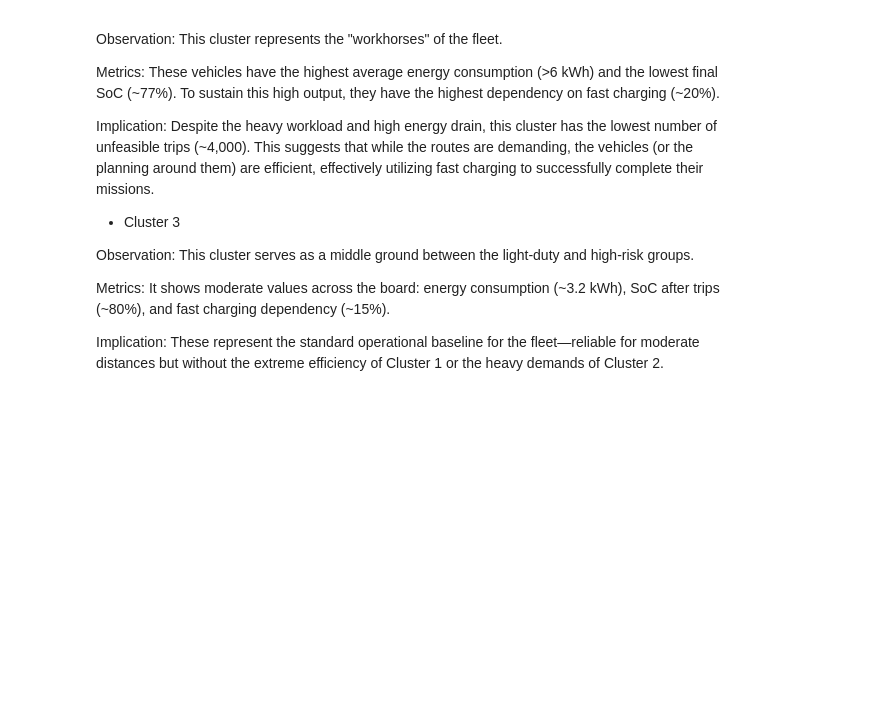
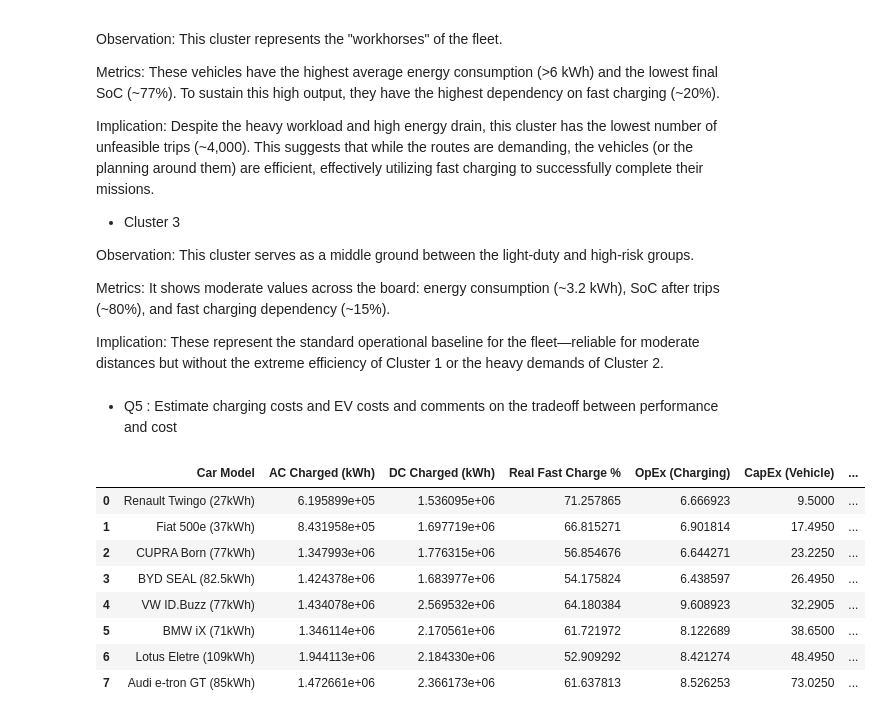
Before and after one commit to thatsnegar/Lab3, a Jupyter notebook: lab3.ipynb, the cells around one changed output. Cells and saved outputs as stored; diff of their text form; code cells hidden in the pictures; blank space fills up the shorter version.

```diff
--- a/lab3.ipynb
+++ b/lab3.ipynb
@@ -1497,3 +1497,5 @@ Observation: This cluster serves as a middle ground between the light-duty and h
 Metrics: It shows moderate values across the board: energy consumption (~3.2 kWh), SoC after trips (~80%), and fast charging dependency (~15%).
 
 Implication: These represent the standard operational baseline for the fleet—reliable for moderate distances but without the extreme efficiency of Cluster 1 or the heavy demands of Cluster 2.
+# %% [markdown]
+- Q5 : Estimate charging costs and EV costs and comments on the tradeoff between performance and cost
@@ -1499,0 +1565,12 @@ Implication: These represent the standard operational baseline for the fleet—r
+# %%
+df_tco
+# %% [output]
+|  | Car Model | AC Charged (kWh) | DC Charged (kWh) | Real Fast Charge % | OpEx (Charging) | CapEx (Vehicle) | ... |
+| 0 | Renault Twingo (27kWh) | 6.195899e+05 | 1.536095e+06 | 71.257865 | 6.666923 | 9.5000 | ... |
+| 1 | Fiat 500e (37kWh) | 8.431958e+05 | 1.697719e+06 | 66.815271 | 6.901814 | 17.4950 | ... |
+| 2 | CUPRA Born (77kWh) | 1.347993e+06 | 1.776315e+06 | 56.854676 | 6.644271 | 23.2250 | ... |
+| 3 | BYD SEAL (82.5kWh) | 1.424378e+06 | 1.683977e+06 | 54.175824 | 6.438597 | 26.4950 | ... |
+| 4 | VW ID.Buzz (77kWh) | 1.434078e+06 | 2.569532e+06 | 64.180384 | 9.608923 | 32.2905 | ... |
+| 5 | BMW iX (71kWh) | 1.346114e+06 | 2.170561e+06 | 61.721972 | 8.122689 | 38.6500 | ... |
+| 6 | Lotus Eletre (109kWh) | 1.944113e+06 | 2.184330e+06 | 52.909292 | 8.421274 | 48.4950 | ... |
+| 7 | Audi e-tron GT (85kWh) | 1.472661e+06 | 2.366173e+06 | 61.637813 | 8.526253 | 73.0250 | ... |
```
Also changed, not shown: parts of 5 cells of this notebook.
